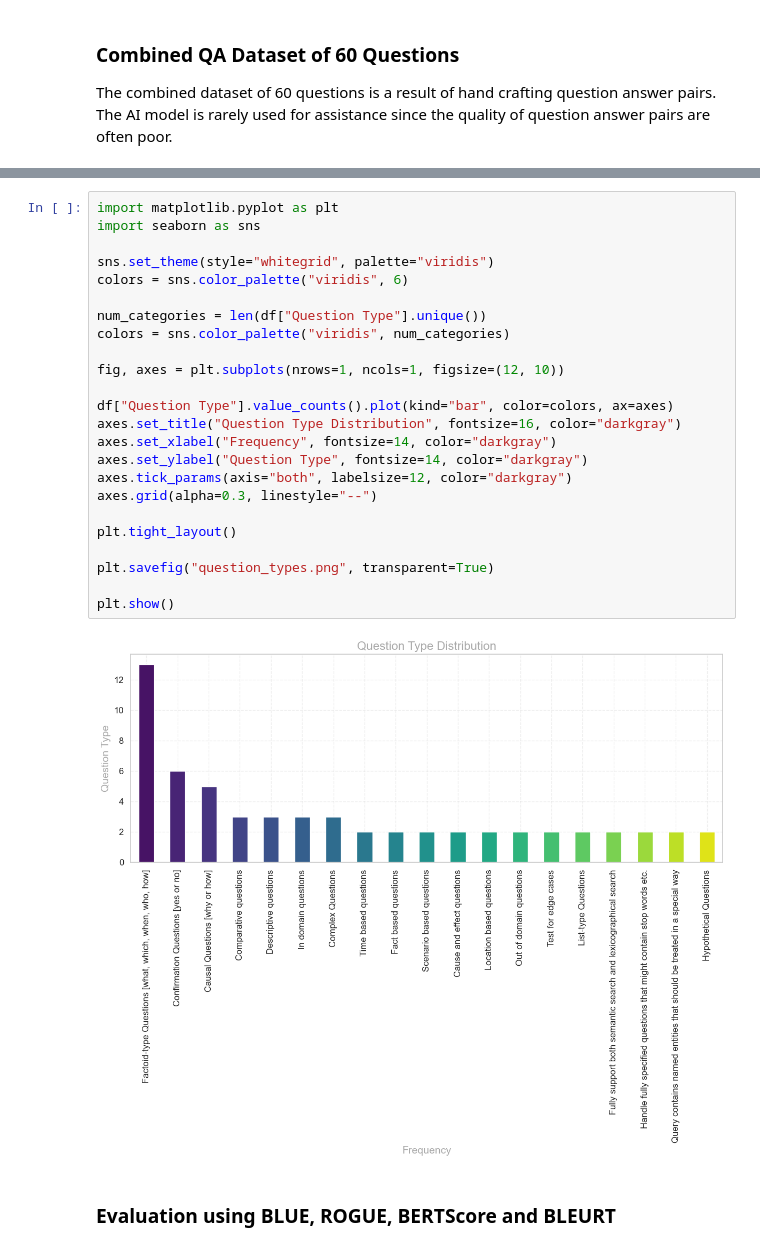
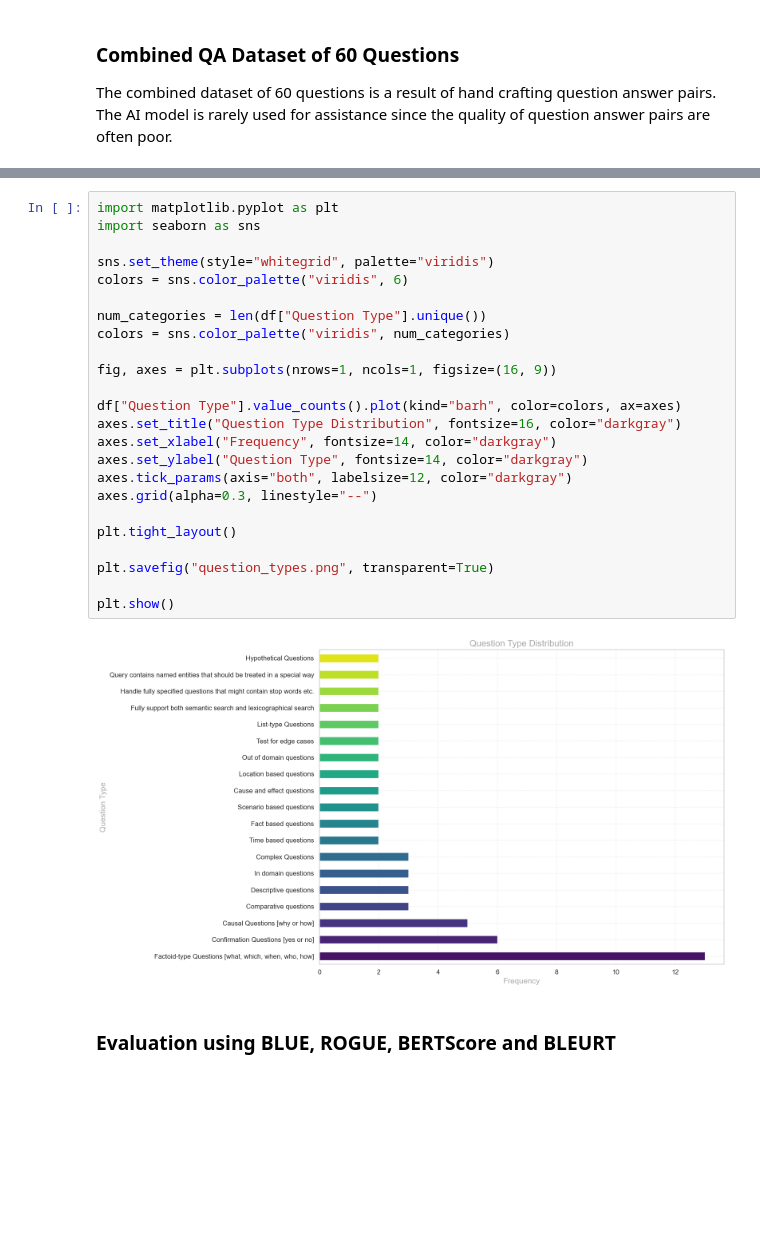
Before and after one commit to KennyLoRI/pubMedNLP, a Jupyter notebook: kedronlp/notebooks/Evaluation.ipynb, the cells around one changed output, grey strips where cells are left out. Saved outputs shown, nothing was run; the diff lists cells and outputs as text; blank space fills up the shorter version.

Commit message:
Shifted question types plot to horizontal for readability

```diff
--- a/kedronlp/notebooks/Evaluation.ipynb
+++ b/kedronlp/notebooks/Evaluation.ipynb
@@ -99,29 +99,29 @@ df.head(60)
 # %%
 import matplotlib.pyplot as plt
 import seaborn as sns
 
 sns.set_theme(style="whitegrid", palette="viridis")
 colors = sns.color_palette("viridis", 6)
 
 num_categories = len(df["Question Type"].unique())
 colors = sns.color_palette("viridis", num_categories)
 
-fig, axes = plt.subplots(nrows=1, ncols=1, figsize=(12, 10))
+fig, axes = plt.subplots(nrows=1, ncols=1, figsize=(16, 9))
 
-df["Question Type"].value_counts().plot(kind="bar", color=colors, ax=axes)
+df["Question Type"].value_counts().plot(kind="barh", color=colors, ax=axes)
 axes.set_title("Question Type Distribution", fontsize=16, color="darkgray")
 axes.set_xlabel("Frequency", fontsize=14, color="darkgray")
 axes.set_ylabel("Question Type", fontsize=14, color="darkgray")
 axes.tick_params(axis="both", labelsize=12, color="darkgray")
 axes.grid(alpha=0.3, linestyle="--")
 
 plt.tight_layout()
 
 plt.savefig("question_types.png", transparent=True)
 
 plt.show()
 # %% [output]
-[figure, old version]
+[figure, new version]
 # %% [markdown]
 ### Evaluation using BLUE, ROGUE, BERTScore and BLEURT
 # %%
```
Also changed, not shown: 1 other file.
